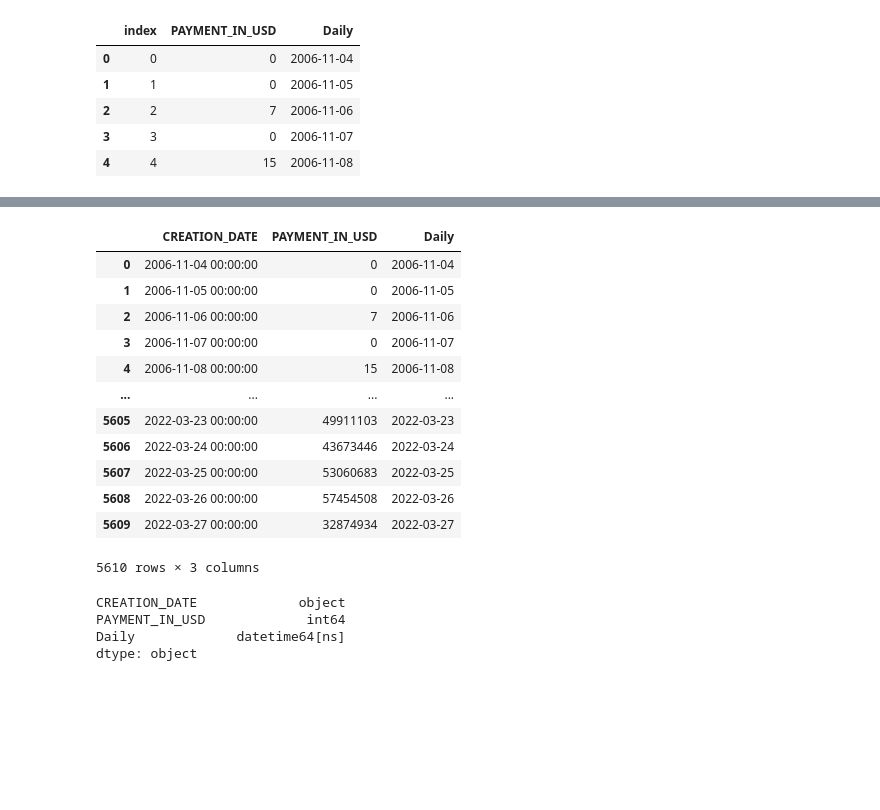
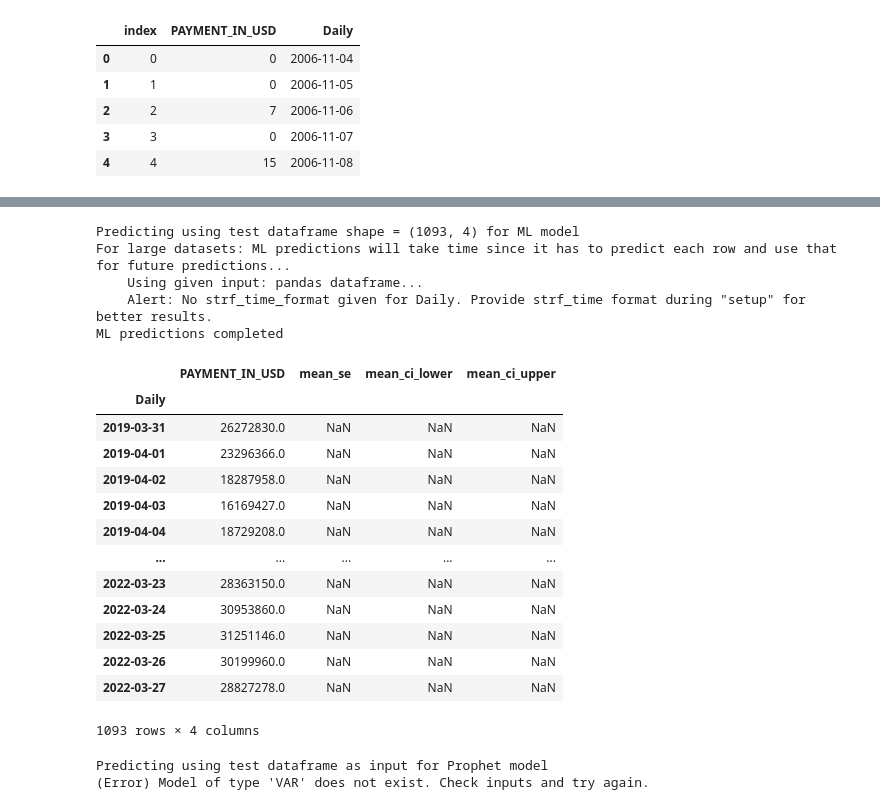
Before and after one commit to mgovindasamy/Machine-Learning-Examples, a Jupyter notebook: Auto-ml-daily-sales.ipynb, the cells around one changed output, grey strips where cells are left out. Cells and saved outputs as stored; diff of their text form; code cells hidden in the pictures; blank space fills up the shorter version.

```diff
--- a/Auto-ml-daily-sales.ipynb
+++ b/Auto-ml-daily-sales.ipynb
@@ -141,18 +204,23 @@ Alert! Data is not stationary even after two differencing. Continuing...
 # %%
-future_predictions = model.predict(testdata=61)
+future_predictions = model.predict(testdata=test_df, model='ML')
+future_predictions
+# %% [output]
+Predicting using test dataframe shape = (1093, 4) for ML model
+For large datasets: ML predictions will take time since it has to predict each row and use that for future predictions...
+    Using given input: pandas dataframe...
+    Alert: No strf_time_format given for Daily. Provide strf_time format during "setup" for better results.
+ML predictions completed
+|  | PAYMENT_IN_USD | mean_se | mean_ci_lower | mean_ci_upper |
+| Daily |  |  |  |  |
+| 2019-03-31 | 26272830.0 | NaN | NaN | NaN |
+| 2019-04-01 | 23296366.0 | NaN | NaN | NaN |
+| 2019-04-02 | 18287958.0 | NaN | NaN | NaN |
+| 2019-04-03 | 16169427.0 | NaN | NaN | NaN |
+| 2019-04-04 | 18729208.0 | NaN | NaN | NaN |
+| ... | ... | ... | ... | ... |
+| 2022-03-23 | 28363150.0 | NaN | NaN | NaN |
+| 2022-03-24 | 30953860.0 | NaN | NaN | NaN |
+| 2022-03-25 | 31251146.0 | NaN | NaN | NaN |
+| 2022-03-26 | 30199960.0 | NaN | NaN | NaN |
+| 2022-03-27 | 28827278.0 | NaN | NaN | NaN |
+1093 rows × 4 columns
-# %%
- test_df.reset_index(inplace=True)
-# %% [output]
-|  | CREATION_DATE | PAYMENT_IN_USD | Daily |
-| 0 | 2006-11-04 00:00:00 | 0 | 2006-11-04 |
-| 1 | 2006-11-05 00:00:00 | 0 | 2006-11-05 |
-| 2 | 2006-11-06 00:00:00 | 7 | 2006-11-06 |
-| 3 | 2006-11-07 00:00:00 | 0 | 2006-11-07 |
-| 4 | 2006-11-08 00:00:00 | 15 | 2006-11-08 |
-| ... | ... | ... | ... |
-| 5605 | 2022-03-23 00:00:00 | 49911103 | 2022-03-23 |
-| 5606 | 2022-03-24 00:00:00 | 43673446 | 2022-03-24 |
-| 5607 | 2022-03-25 00:00:00 | 53060683 | 2022-03-25 |
-| 5608 | 2022-03-26 00:00:00 | 57454508 | 2022-03-26 |
-| 5609 | 2022-03-27 00:00:00 | 32874934 | 2022-03-27 |
-5610 rows × 3 columns
@@ -161,7 +226,0 @@ test_df["Prophet Predictions"] = future_predictions["yhat"].values
-# %%
-test_df.head()
-# %% [output]
-CREATION_DATE             object
-PAYMENT_IN_USD             int64
-Daily             datetime64[ns]
-dtype: object
@@ -170,3 +227,9 @@ test_df.set_index("Date", inplace=True)
+# %%
+future_predictions = model.predict(testdata=test_df, model='VAR')
+future_predictions
+# %% [output]
+Predicting using test dataframe as input for Prophet model
+(Error) Model of type 'VAR' does not exist. Check inputs and try again.
 # %%
 test_df.head(3)
 # %%
```
Also changed, not shown: parts of 13 cells of this notebook.
